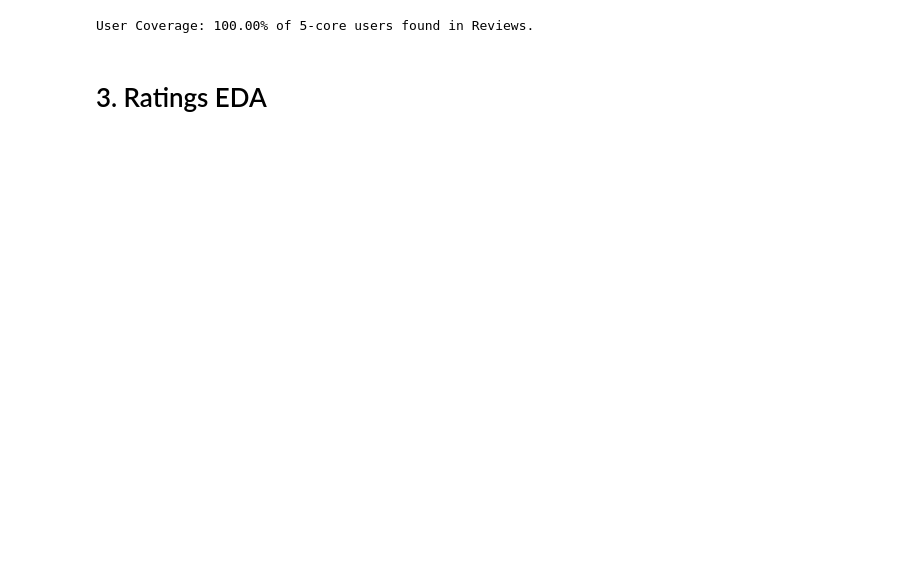
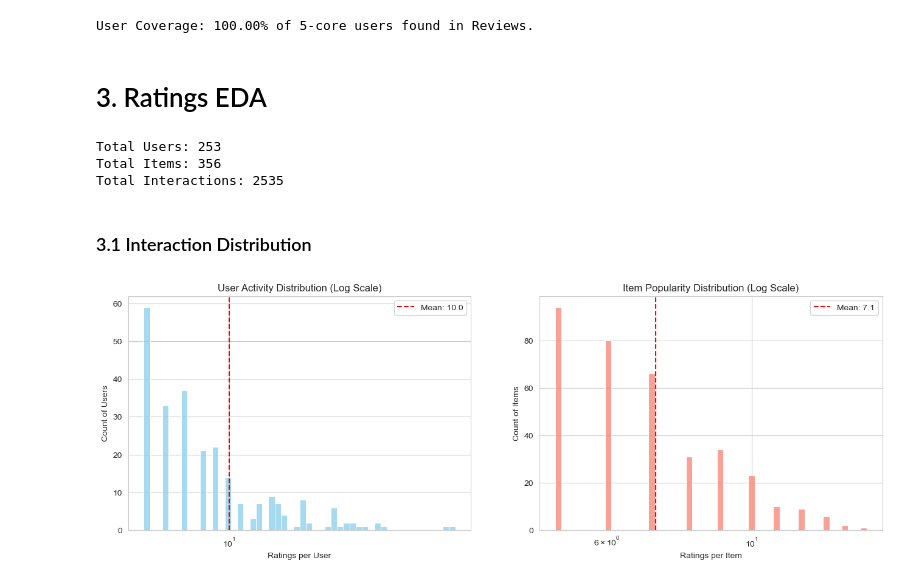
Before and after one commit to chienlax/final_cv, a Jupyter notebook: notebook/EDA.ipynb, the cells around one changed output. Cells and saved outputs as stored; diff of their text form; code cells hidden in the pictures; blank space fills up the shorter version.

```diff
--- a/notebook/EDA.ipynb
+++ b/notebook/EDA.ipynb
@@ -145,3 +163,47 @@ print(f"User Coverage: {user_coverage:.2f}% of 5-core users found in Reviews.")
 User Coverage: 100.00% of 5-core users found in Reviews.
 # %% [markdown]
 # 3. Ratings EDA
+# %%
+# Basic Counts
+n_users = ratings_df['user_id'].nunique()
+n_items = ratings_df['parent_asin'].nunique()
+n_ratings = len(ratings_df)
+
+print(f"Total Users: {n_users}")
+print(f"Total Items: {n_items}")
+print(f"Total Interactions: {n_ratings}")
+# %% [output]
+Total Users: 253
+Total Items: 356
+Total Interactions: 2535
+# %% [markdown]
+### 3.1 Interaction Distribution
+# %%
+# Plotting Activity Distribution (Ratings per User & Ratings per Item)
+# We use log-scale because the dataset is big and needs compressing for better visibility
+user_activity = ratings_df.groupby('user_id')['parent_asin'].count()
+item_popularity = ratings_df.groupby('parent_asin')['user_id'].count()
+
+sns.set_style("whitegrid")
+
+fig, ax = plt.subplots(1, 2, figsize=(16, 5))
+
+# User Activity
+sns.histplot(user_activity, bins=50, log_scale=True, ax=ax[0], color='skyblue')
+ax[0].set_title('User Activity Distribution (Log Scale)')
+ax[0].set_xlabel('Ratings per User')
+ax[0].set_ylabel('Count of Users')
+ax[0].axvline(user_activity.mean(), color='r', linestyle='--', label=f'Mean: {user_activity.mean():.1f}')
+ax[0].legend()
+
+# Item Popularity
+sns.histplot(item_popularity, bins=50, log_scale=True, ax=ax[1], color='salmon')
+ax[1].set_title('Item Popularity Distribution (Log Scale)')
+ax[1].set_xlabel('Ratings per Item')
+ax[1].set_ylabel('Count of Items')
+ax[1].axvline(item_popularity.mean(), color='r', linestyle='--', label=f'Mean: {item_popularity.mean():.1f}')
+ax[1].legend()
+
+plt.show()
+# %% [output]
+[figure, added]
```
Also changed, not shown: parts of 28 cells of this notebook.
